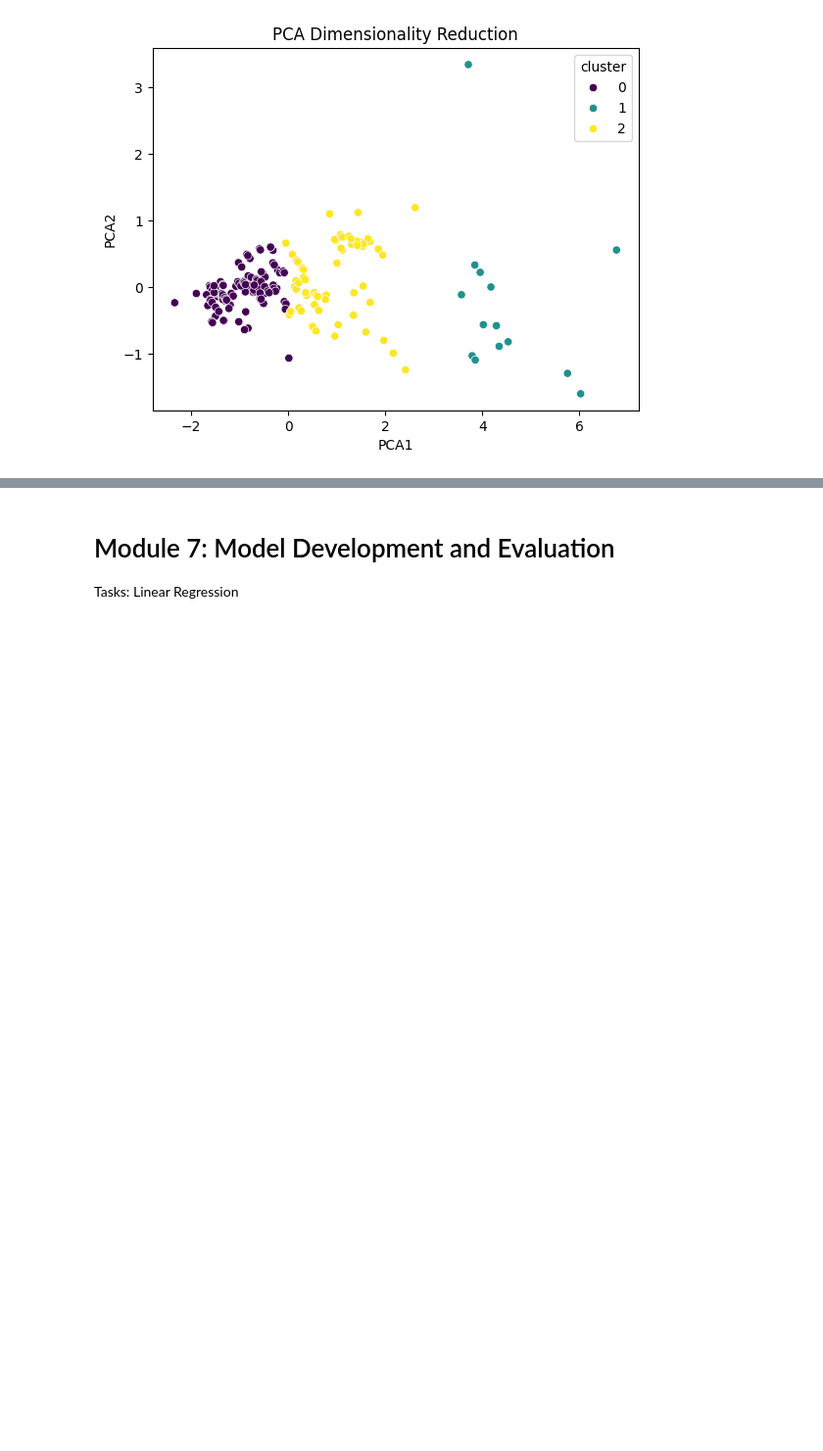
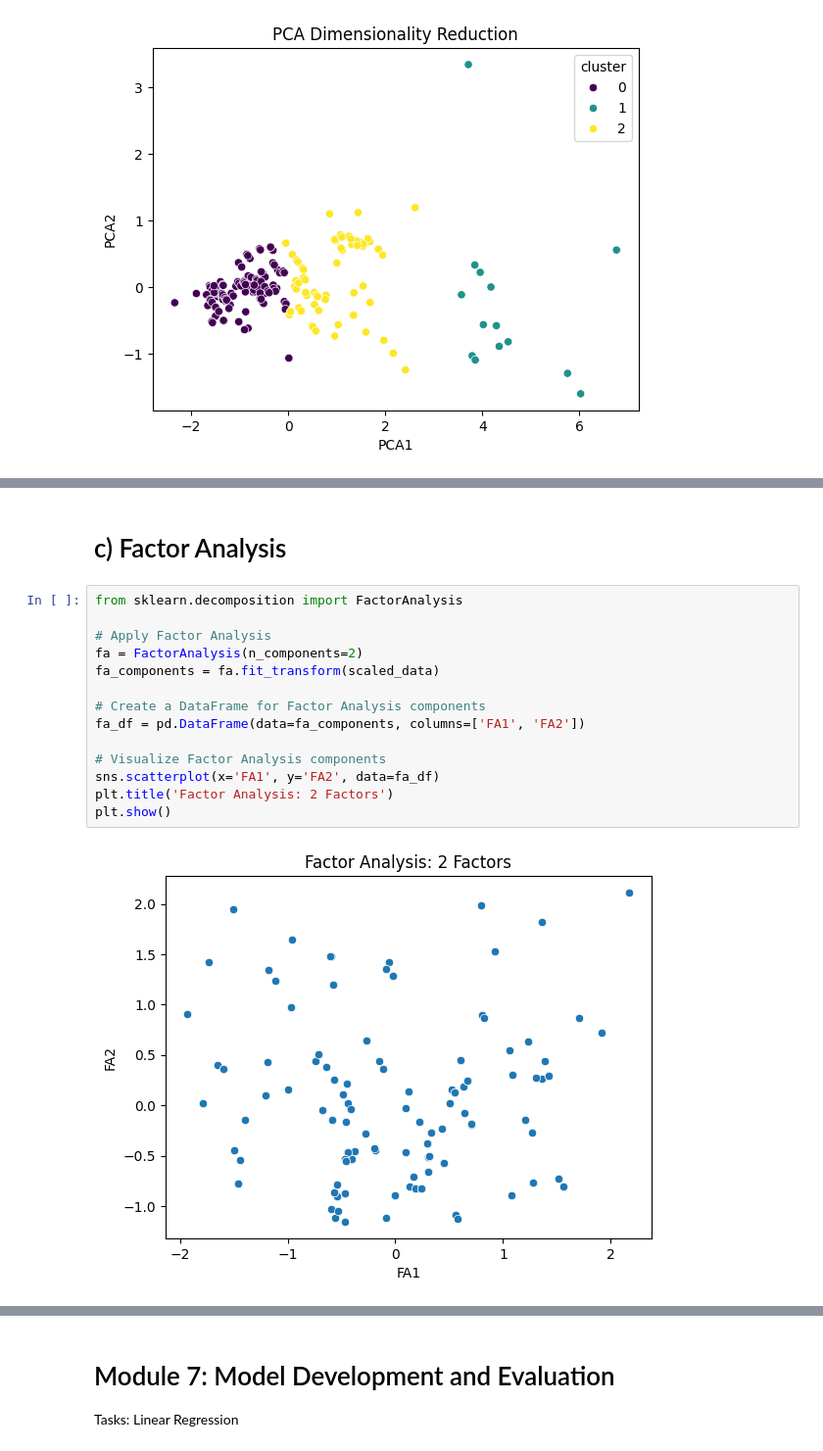
Before and after one commit to koushik0416/eda, a Jupyter notebook: eda_Da_1.ipynb, the cells around one changed output, grey strips where cells are left out. Shown at 98% size. Saved outputs shown, nothing was run; the diff lists cells and outputs as text; blank space fills up the shorter version.

```diff
--- a/eda_Da_1.ipynb
+++ b/eda_Da_1.ipynb
@@ -353,0 +398,18 @@ plt.show()
+# %% [markdown]
+# c) Factor Analysis
+# %%
+from sklearn.decomposition import FactorAnalysis
+
+# Apply Factor Analysis
+fa = FactorAnalysis(n_components=2)
+fa_components = fa.fit_transform(scaled_data)
+
+# Create a DataFrame for Factor Analysis components
+fa_df = pd.DataFrame(data=fa_components, columns=['FA1', 'FA2'])
+
+# Visualize Factor Analysis components
+sns.scatterplot(x='FA1', y='FA2', data=fa_df)
+plt.title('Factor Analysis: 2 Factors')
+plt.show()
+# %% [output]
+[figure, added]
```
Also changed, not shown: parts of 13 cells of this notebook.
